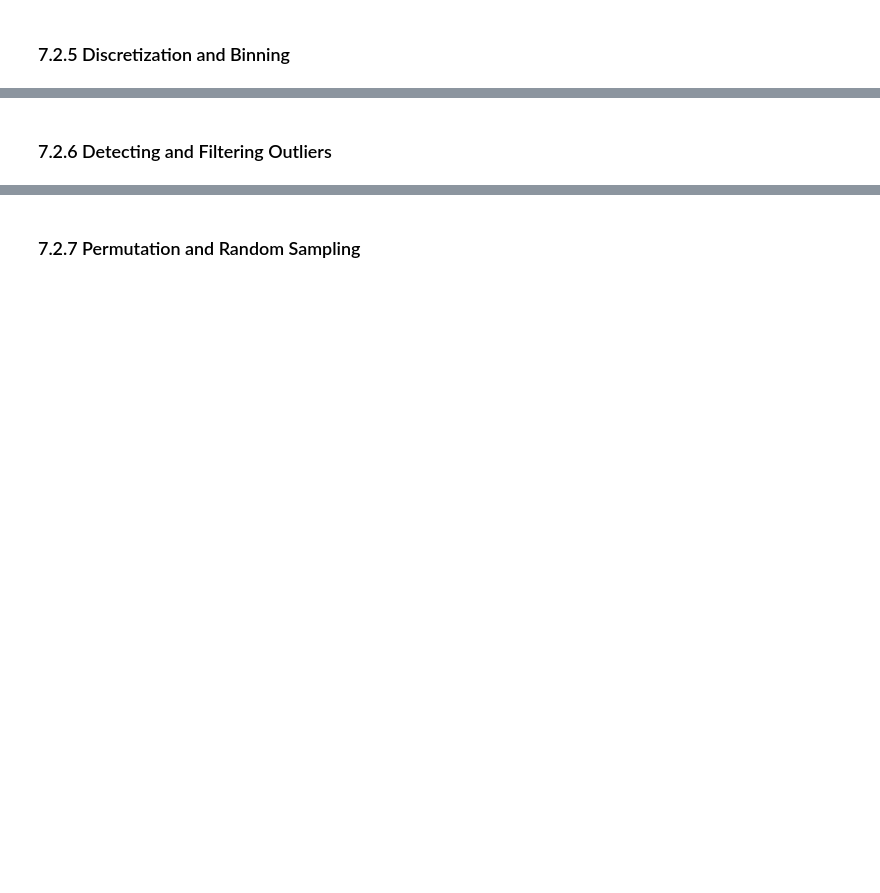
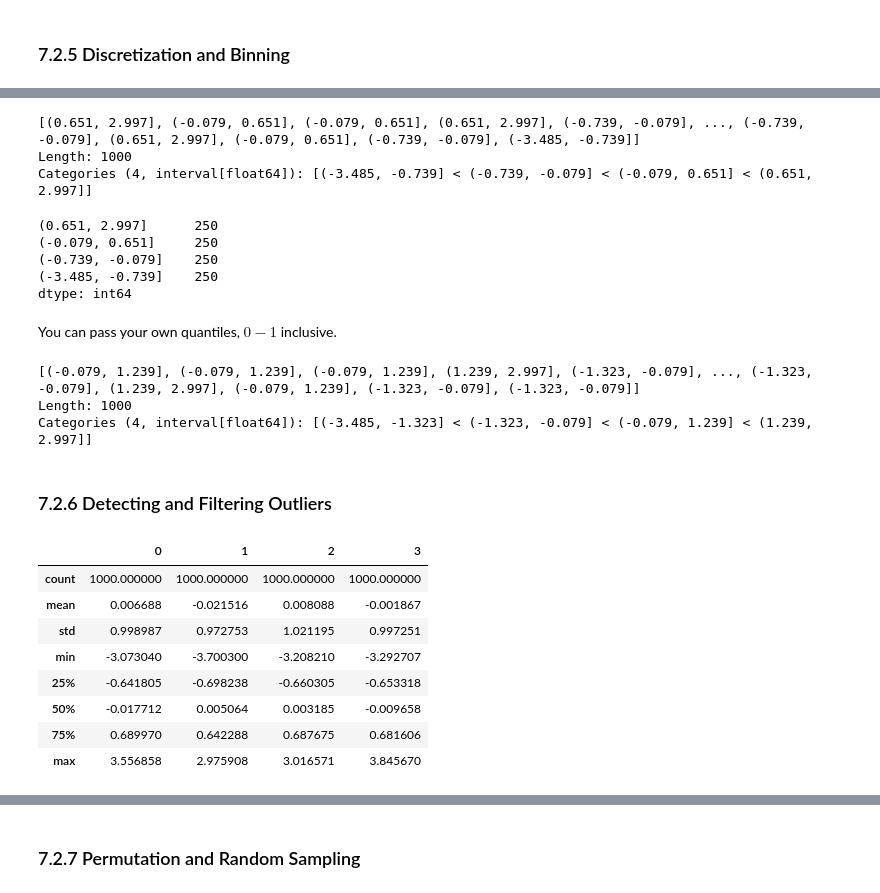
Before and after one commit to brandonbluong/Python-for-Data-Analysis, a Jupyter notebook: 7-Data-Cleaning-and-Preparation.ipynb, the cells around one changed output, grey strips where cells are left out. Saved outputs shown, nothing was run; the diff lists cells and outputs as text; code cells hidden in the pictures; blank space fills up the shorter version.

```diff
--- a/7-Data-Cleaning-and-Preparation.ipynb
+++ b/7-Data-Cleaning-and-Preparation.ipynb
@@ -246,2 +547,39 @@ dtype: float64
+# %%
+data = np.random.randn(1000) # Normally distributed
+cats = pd.qcut(data, 4) # Cut into quartiles
+cats
+# %% [output]
+[(0.651, 2.997], (-0.079, 0.651], (-0.079, 0.651], (0.651, 2.997], (-0.739, -0.079], ..., (-0.739, -0.079], (0.651, 2.997], (-0.079, 0.651], (-0.739, -0.079], (-3.485, -0.739]]
+Length: 1000
+Categories (4, interval[float64]): [(-3.485, -0.739] < (-0.739, -0.079] < (-0.079, 0.651] < (0.651, 2.997]]
+# %%
+pd.value_counts(cats)
+# %% [output]
+(0.651, 2.997]      250
+(-0.079, 0.651]     250
+(-0.739, -0.079]    250
+(-3.485, -0.739]    250
+dtype: int64
+# %% [markdown]
+You can pass your own quantiles, $0-1$ inclusive.
+# %%
+pd.qcut(data, [0, 0.1, 0.5, 0.9, 1.])
+# %% [output]
+[(-0.079, 1.239], (-0.079, 1.239], (-0.079, 1.239], (1.239, 2.997], (-1.323, -0.079], ..., (-1.323, -0.079], (1.239, 2.997], (-0.079, 1.239], (-1.323, -0.079], (-1.323, -0.079]]
+Length: 1000
+Categories (4, interval[float64]): [(-3.485, -1.323] < (-1.323, -0.079] < (-0.079, 1.239] < (1.239, 2.997]]
 # %% [markdown]
 ### 7.2.6 Detecting and Filtering Outliers
+# %%
+data = pd.DataFrame(np.random.randn(1000, 4))
+data.describe()
+# %% [output]
+|  | 0 | 1 | 2 | 3 |
+| count | 1000.000000 | 1000.000000 | 1000.000000 | 1000.000000 |
+| mean | 0.006688 | -0.021516 | 0.008088 | -0.001867 |
+| std | 0.998987 | 0.972753 | 1.021195 | 0.997251 |
+| min | -3.073040 | -3.700300 | -3.208210 | -3.292707 |
+| 25% | -0.641805 | -0.698238 | -0.660305 | -0.653318 |
+| 50% | -0.017712 | 0.005064 | 0.003185 | -0.009658 |
+| 75% | 0.689970 | 0.642288 | 0.687675 | 0.681606 |
+| max | 3.556858 | 2.975908 | 3.016571 | 3.845670 |
```
Also changed, not shown: parts of 84 cells of this notebook.
